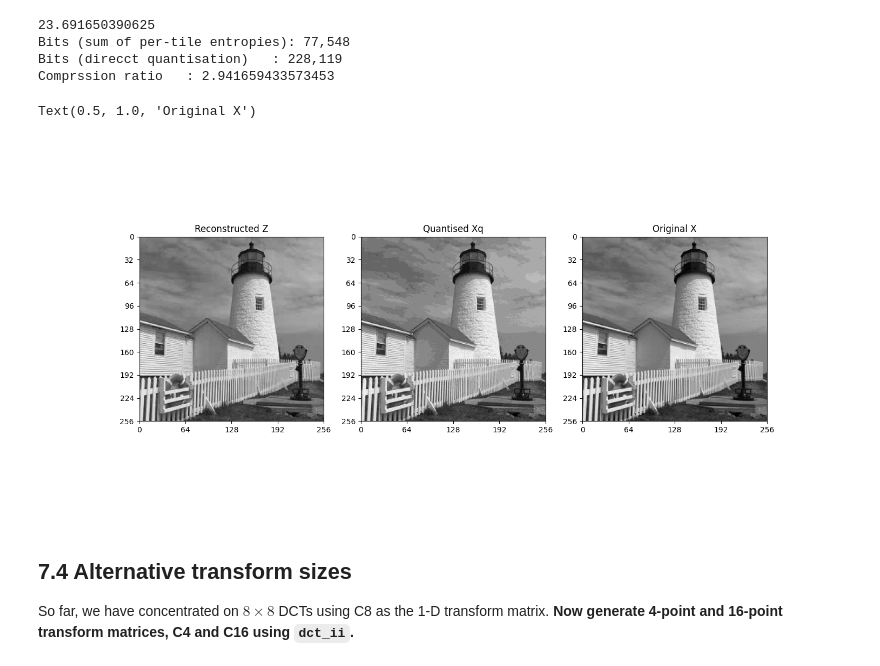
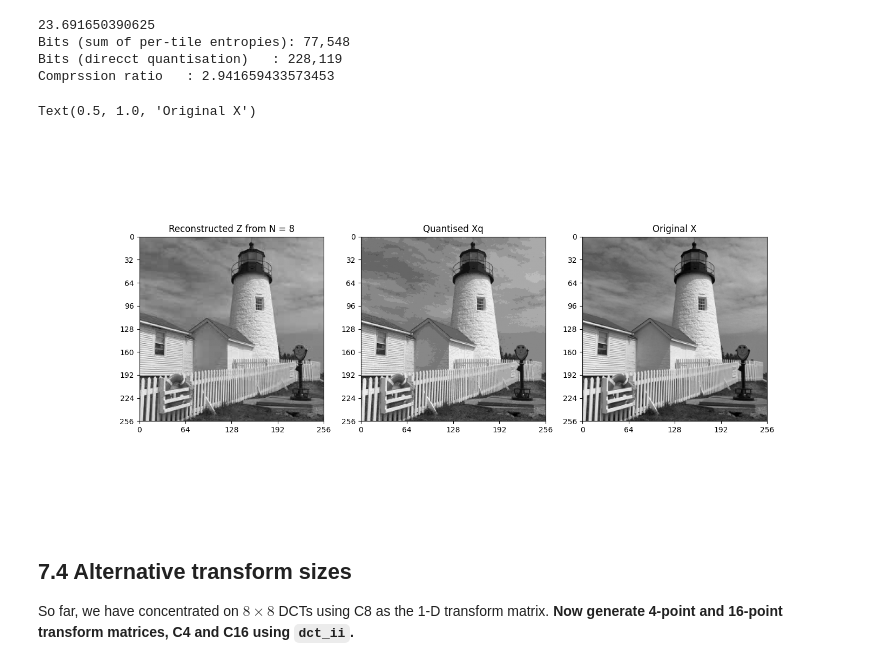
Before and after one commit to LucyYuanZihan/Lucy_cued_sf2_lab, a Jupyter notebook: 7-the-discrete-cosine-transform.ipynb, the cells around one changed output. Drawn from its saved outputs; the diff is of its cells as text; code cells hidden in the pictures.

```diff
--- a/7-the-discrete-cosine-transform.ipynb
+++ b/7-the-discrete-cosine-transform.ipynb
@@ -434,14 +453,14 @@ Bits (sum of per-tile entropies): 77,548
 Bits (direcct quantisation)   : 228,119
 Comprssion ratio   : 2.941659433573453
 # %%
-Z = colxfm(colxfm(Yq.T, C8.T).T, C8.T)
+Z8 = colxfm(colxfm(Yq.T, C8.T).T, C8.T)
 fig, (ax1, ax2, ax3) = plt.subplots(1, 3, figsize=(15, 7))
-plot_image(Z, ax=ax1); ax1.set_title("Reconstructed Z")
+plot_image(Z8, ax=ax1); ax1.set_title("Reconstructed Z from N = 8")
 plot_image(Xq, ax=ax2); ax2.set_title("Quantised Xq")
 plot_image(X, ax=ax3); ax3.set_title("Original X")
 # %% [output]
 Text(0.5, 1.0, 'Original X')
-[figure, old version]
+[figure, new version]
 # %% [markdown]
 
 ## 7.4 Alternative transform sizes
```
Also changed, not shown: parts of 7 cells of this notebook, 1 other file.
